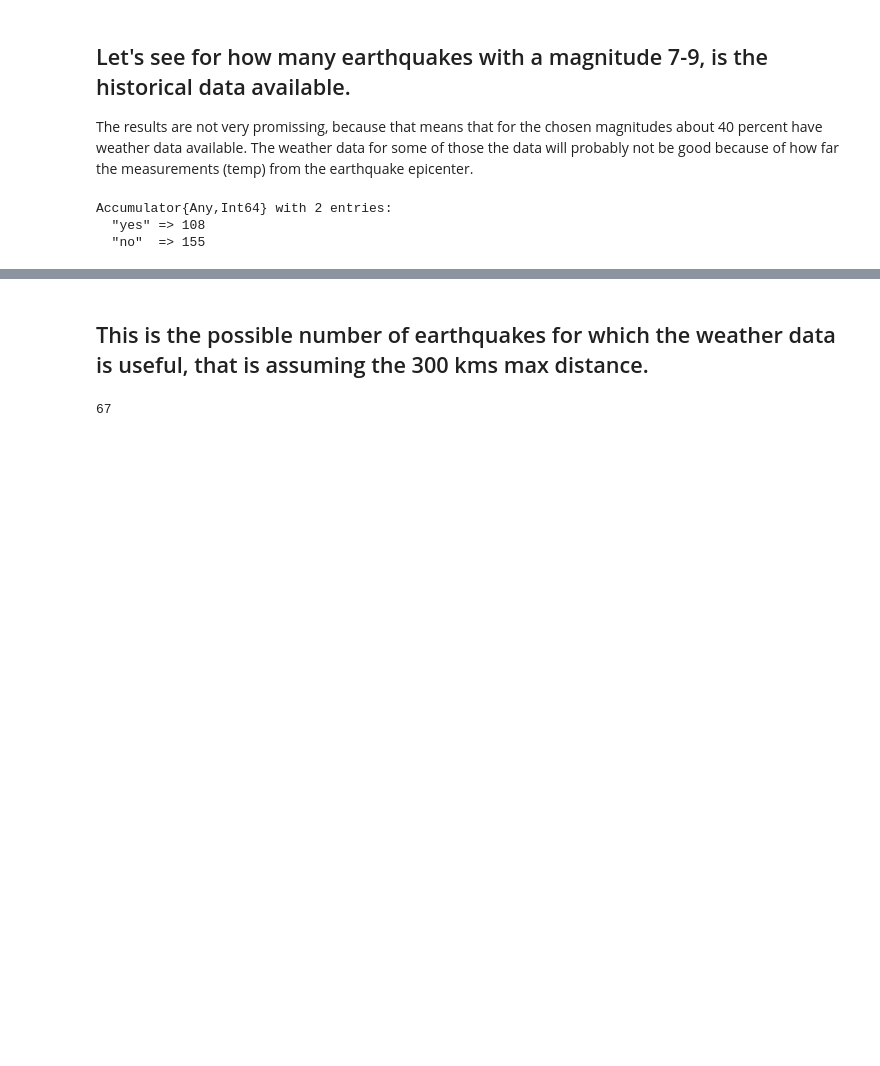
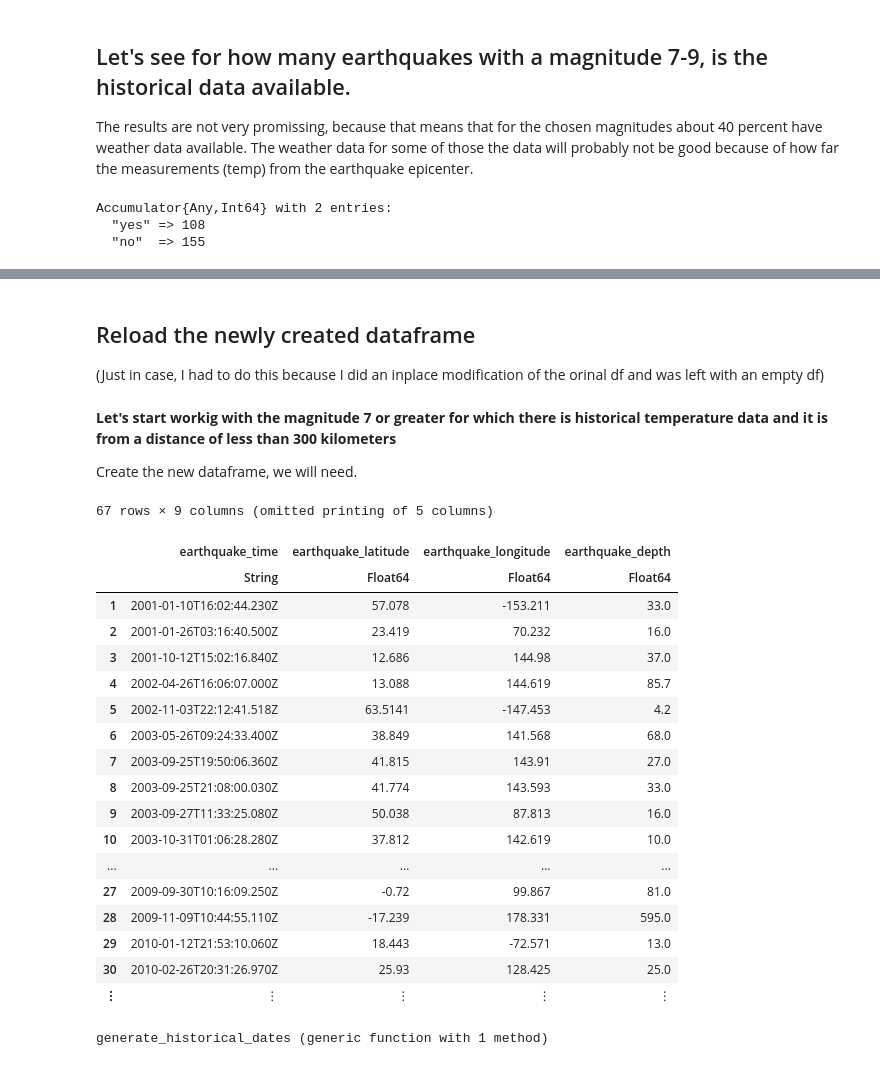
Before and after one commit to tzunun/iono2, a Jupyter notebook: julia_scripts/julia_get_weather_data.ipynb, the cells around one changed output, grey strips where cells are left out. Drawn from its saved outputs; the diff is of its cells as text; code cells hidden in the pictures; blank space fills up the shorter version.

Commit message:
Got most of the weather notebook complete, I still have generate all the dataframes for all the eqs

```diff
--- a/julia_scripts/julia_get_weather_data.ipynb
+++ b/julia_scripts/julia_get_weather_data.ipynb
@@ -16,6 +9,5 @@ using DataStructures
 # %%
-earthquake_datetime = "2000-01-08T16:47:20.580Z"
 base_url = "https://api.darksky.net/forecast"
-earthquakes_csv = "/home/antonio/Repos/iono2/earthquakes_csv/1999_2017_eq79.csv" #magnitude 7-9
-cities_csv = "/home/antonio/Repos/iono2/cities_csv/world_cities_data.csv"
+earthquakes_csv = "../earthquakes_csv/1999_2017_earthquakes_magnitude_7-9.csv" #magnitude 7-9
+cities_csv = "../cities_csv/world_cities_data.csv"
 # %% [output]
@@ -30,7 +22,7 @@ end
 # %% [output]
 read_apikey (generic function with 1 method)
 # %%
-apikey = read_apikey("/home/antonio/Repos/iono2/julia_scripts/darksky_api.txt")
+apikey = read_apikey("darksky_api.txt")
 println("Done reading apikey!")
 # %% [output]
 Done reading apikey!
@@ -89,10 +81,13 @@ end
 forecast_weather (generic function with 1 method)
 # %%
 function get_historical_weather(latitude, longitude, earthquake_datetime)
-   # println("Looking up info for Latitude $latitude, longitud $longitude and earthquake_time $earthquake_datetime\n")
-    unix_timestamp = unix_time(earthquake_datetime)
+    if typeof(earthquake_datetime) != Int64
+        unix_timestamp = unix_time(earthquake_datetime)
+    else
+        unix_timestamp = earthquake_datetime
+    end
+
     historical_temperature_url = base_url * "/" * apikey * "/" * string(latitude) * "," * string(longitude) * "," * string(unix_timestamp)
-   # println("unix_time stamp : $unix_timestamp", "\n$historical_temperature_url")
     return darksky_api_call(historical_temperature_url)
 end
 # %% [output]
@@ -173,7 +168,7 @@ end
 # %% [output]
 create_earthquakes_cities_historical_weather_df (generic function with 1 method)
 # %%
-x = create_earthquakes_cities_historical_weather_df()
+earthquakes_cities_historical_weather_df = create_earthquakes_cities_historical_weather_df()
 # %% [output]
 263 rows × 9 columns (omitted printing of 5 columns)
 |  | earthquake_time | earthquake_latitude | earthquake_longitude | earthquake_depth |
@@ -222,6 +208,3 @@ end
-# %% [markdown]
-## This is the possible number of earthquakes for which the weather data is useful, that is assuming the 300 kms max distance.
-# %%
-length(eq_usable_data)
-# %% [output]
-67
+# %% [markdown]
+## Reload the newly created dataframe
+(Just in case, I had to do this because I did an inplace modification of the orinal df and was left with an empty df)
@@ -228,10 +213,40 @@ length(eq_usable_data)
+# %% [markdown]
+**Let's start workig with the magnitude 7 or greater for which there is historical temperature data and it is from a distance of less than 300 kilometers**
+
+Create the new dataframe, we will need.
+# %%
+available_temperature_df = filter(row -> (row.historical_temp_available == "yes" && row.nearest_city_distance <= 300), earthquakes_cities_historical_weather_df)
+# %% [output]
+67 rows × 9 columns (omitted printing of 5 columns)
+|  | earthquake_time | earthquake_latitude | earthquake_longitude | earthquake_depth |
+|  | String | Float64 | Float64 | Float64 |
+| 1 | 2001-01-10T16:02:44.230Z | 57.078 | -153.211 | 33.0 |
+| 2 | 2001-01-26T03:16:40.500Z | 23.419 | 70.232 | 16.0 |
+| 3 | 2001-10-12T15:02:16.840Z | 12.686 | 144.98 | 37.0 |
+| 4 | 2002-04-26T16:06:07.000Z | 13.088 | 144.619 | 85.7 |
+| 5 | 2002-11-03T22:12:41.518Z | 63.5141 | -147.453 | 4.2 |
+| 6 | 2003-05-26T09:24:33.400Z | 38.849 | 141.568 | 68.0 |
+| 7 | 2003-09-25T19:50:06.360Z | 41.815 | 143.91 | 27.0 |
+| 8 | 2003-09-25T21:08:00.030Z | 41.774 | 143.593 | 33.0 |
+| 9 | 2003-09-27T11:33:25.080Z | 50.038 | 87.813 | 16.0 |
+| 10 | 2003-10-31T01:06:28.280Z | 37.812 | 142.619 | 10.0 |
+| ... | ... | ... | ... | ... |
+| 27 | 2009-09-30T10:16:09.250Z | -0.72 | 99.867 | 81.0 |
+| 28 | 2009-11-09T10:44:55.110Z | -17.239 | 178.331 | 595.0 |
+| 29 | 2010-01-12T21:53:10.060Z | 18.443 | -72.571 | 13.0 |
+| 30 | 2010-02-26T20:31:26.970Z | 25.93 | 128.425 | 25.0 |
+| ⋮ | ⋮ | ⋮ | ⋮ | ⋮ |
 # %%
-# Function to generate the unix time for the date and the previous 3 months (~90 days), for that year and the previous years.
-function generate_historical_unixtime(timestamp)
-    unixtime_array = []
-    for i in 1:90
-        date = unix_time(timestamp) - (86400 * i)
-        push!(unixtime_array, date)
+# Function to generate the dates ~90 days, for that year and the previous years.
+function generate_historical_dates(timestamp)
+    date = DateTime(strip(timestamp, last(timestamp))) # remove the "Z"
+    date_array = []
+    for i in 0:4
+        for j in 0:90
+            push!(date_array, (date - Day(j) - Year(i)))
+        end
     end
-    return unixtime_array
+    return date_array
 end
+# %% [output]
+generate_historical_dates (generic function with 1 method)
```
Also changed, not shown: parts of 23 cells of this notebook, 6 other files.
